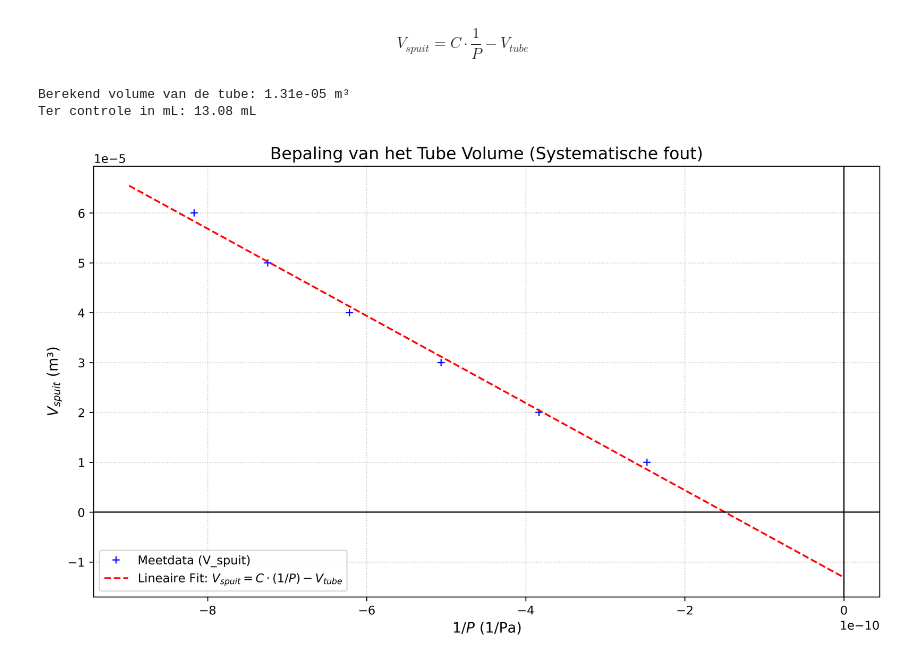
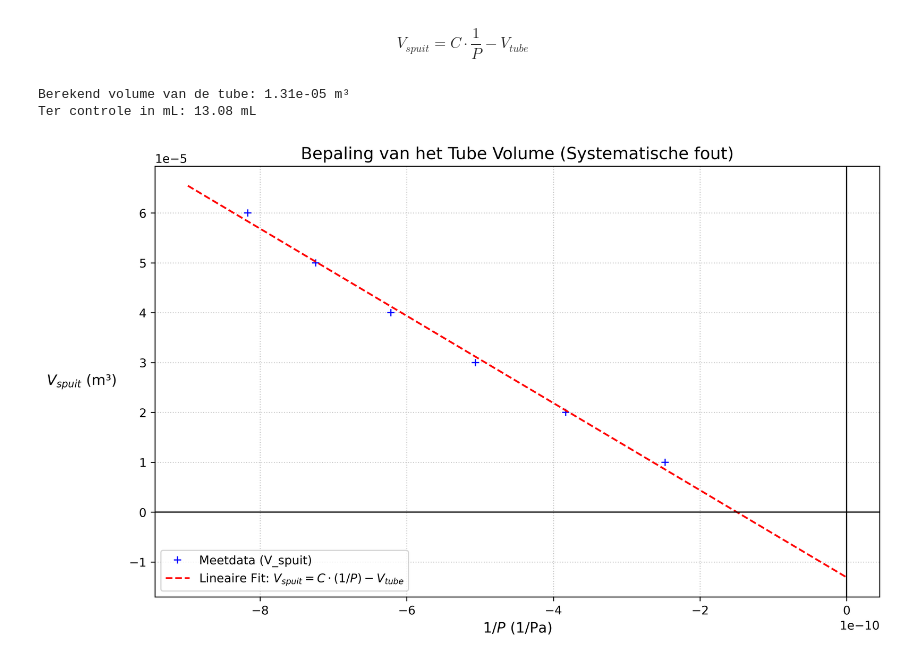
Before and after one commit to swerleman/IP2-Portfolio, a Jupyter notebook: Content/Labs/druksensorijken.ipynb, the cells around one changed output. Saved outputs shown, nothing was run; the diff lists cells and outputs as text; code cells hidden in the pictures.

```diff
--- a/Content/Labs/druksensorijken.ipynb
+++ b/Content/Labs/druksensorijken.ipynb
@@ -143,32 +144,32 @@ V_tube_m3 = -intercept_tube
 print(f"Berekend volume van de tube: {V_tube_m3:.2e} m³")
 print(f"Ter controle in mL: {V_tube_m3 * 1e6:.2f} mL")
 
 # plot
 plt.figure(figsize=(10, 6), dpi=450)
 
 # Meetpunten plotten in m3
 plt.plot(inv_P, V_spuit, 'b+', label='Meetdata (V_spuit)')
 
 # Fitlijn berekenen vanaf x=0 om het intercept (V_tube) zichtbaar te maken
 x_fit = np.linspace(min(inv_P)*1.1, 0, 100)
 y_fit = C * x_fit + intercept_tube
 plt.plot(x_fit, y_fit, 'r--', label=f'Lineaire Fit: $V_{{spuit}} = C \cdot (1/P) - V_{{tube}}$')
 
 # Assen en layout verbeteren
 plt.axhline(0, color='black', linewidth=1)
 plt.axvline(0, color='black', linewidth=1)
 
 # Wetenschappelijke notatie forceren voor de y-as (omdat m3 heel klein is)
 plt.ticklabel_format(style='sci', axis='y', scilimits=(0,0))
 
 plt.xlabel('$1/P$ (1/Pa)', fontsize=12)
-plt.ylabel('$V_{spuit}$ (m³)', fontsize=12)
+plt.gca().set_ylabel('$V_{spuit}$ (m³)', fontsize=12, rotation=0, labelpad=40, va='center')
 plt.title('Bepaling van het Tube Volume (Systematische fout)', fontsize=14)
 plt.legend()
 plt.grid(True, linestyle=':', alpha=0.7)
 plt.tight_layout()
 plt.show()
 # %% [output]
 Berekend volume van de tube: 1.31e-05 m³
 Ter controle in mL: 13.08 mL
-[figure, old version]
+[figure, new version]
```
Also changed, not shown: parts of 1 cell of this notebook.
